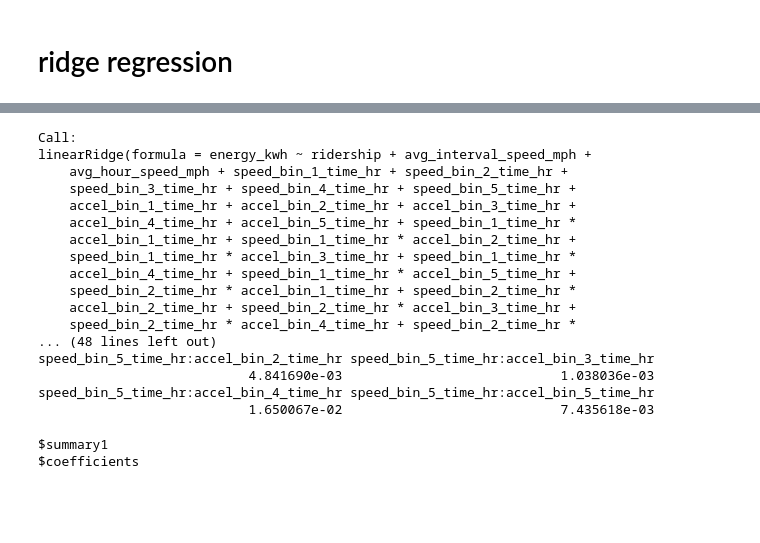
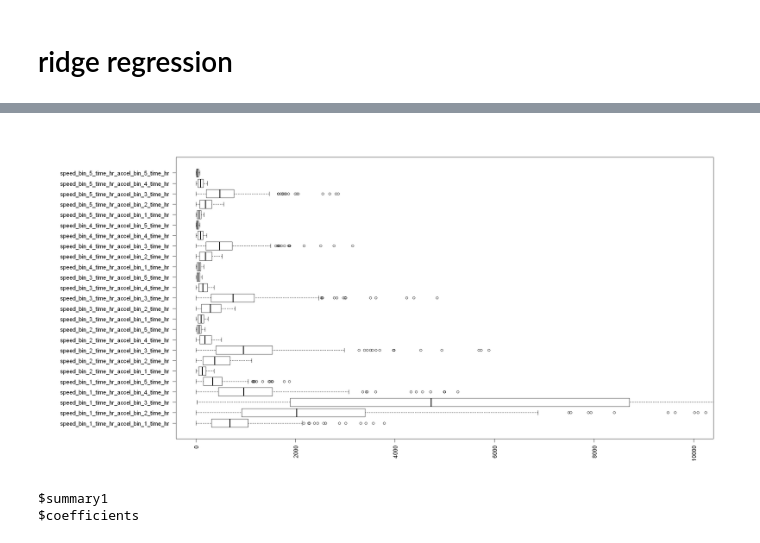
Before and after one commit to narslab/treem, a Jupyter notebook: bin/jupyter/energy-system-model-estimation.ipynb, the cells around one changed output, grey strips where cells are left out. Drawn from its saved outputs; the diff is of its cells as text; code cells hidden in the pictures; blank space fills up the shorter version.

```diff
--- a/bin/jupyter/energy-system-model-estimation.ipynb
+++ b/bin/jupyter/energy-system-model-estimation.ipynb
@@ -343,3 +367,9 @@ y = as.matrix(dfh_train[,"energy_kwh"])
+# %%
+options(repr.plot.width = 20, repr.plot.height = 10)
+par(mar=c(5.1, 20, 4.1, 2.1))
+boxplot(dfh_train[,23:47], horizontal = TRUE, las=2,ylim = c(0,10000))
+# %% [output]
+[figure, added]
 # %%
 ridge <-  linearRidge(energy_kwh ~ ridership + avg_interval_speed_mph +
                          avg_hour_speed_mph +
@@ -378,26 +408,6 @@ ridge <-  linearRidge(energy_kwh ~ ridership + avg_interval_speed_mph +
                          speed_bin_5_time_hr* accel_bin_4_time_hr +
                          speed_bin_5_time_hr* accel_bin_5_time_hr +
                          TAVG, data = dfh_train)
-# %%
-ridge
-# %% [output]
-Call:
-linearRidge(formula = energy_kwh ~ ridership + avg_interval_speed_mph +
-    avg_hour_speed_mph + speed_bin_1_time_hr + speed_bin_2_time_hr +
-    speed_bin_3_time_hr + speed_bin_4_time_hr + speed_bin_5_time_hr +
-    accel_bin_1_time_hr + accel_bin_2_time_hr + accel_bin_3_time_hr +
-    accel_bin_4_time_hr + accel_bin_5_time_hr + speed_bin_1_time_hr *
-    accel_bin_1_time_hr + speed_bin_1_time_hr * accel_bin_2_time_hr +
-    speed_bin_1_time_hr * accel_bin_3_time_hr + speed_bin_1_time_hr *
-    accel_bin_4_time_hr + speed_bin_1_time_hr * accel_bin_5_time_hr +
-    speed_bin_2_time_hr * accel_bin_1_time_hr + speed_bin_2_time_hr *
-    accel_bin_2_time_hr + speed_bin_2_time_hr * accel_bin_3_time_hr +
-    speed_bin_2_time_hr * accel_bin_4_time_hr + speed_bin_2_time_hr *
-... (48 lines left out)
-speed_bin_5_time_hr:accel_bin_2_time_hr speed_bin_5_time_hr:accel_bin_3_time_hr
-                           4.841690e-03                            1.038036e-03
-speed_bin_5_time_hr:accel_bin_4_time_hr speed_bin_5_time_hr:accel_bin_5_time_hr
-                           1.650067e-02                            7.435618e-03
 # %%
 ridge_result = summary(ridge)
 # %%
```
Also changed, not shown: parts of 41 cells of this notebook, 1 other file.
